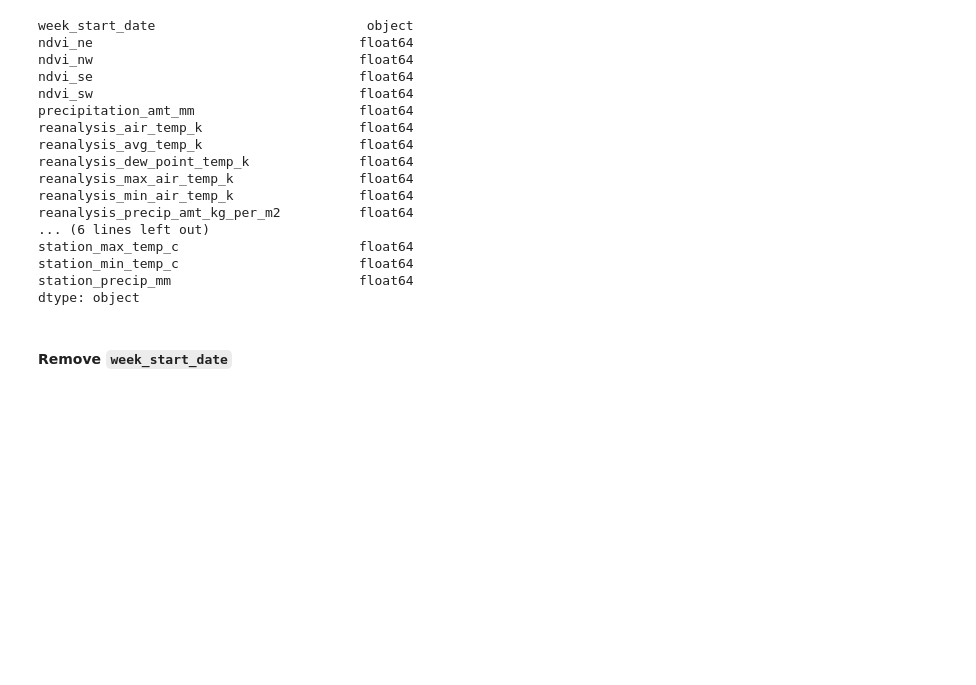
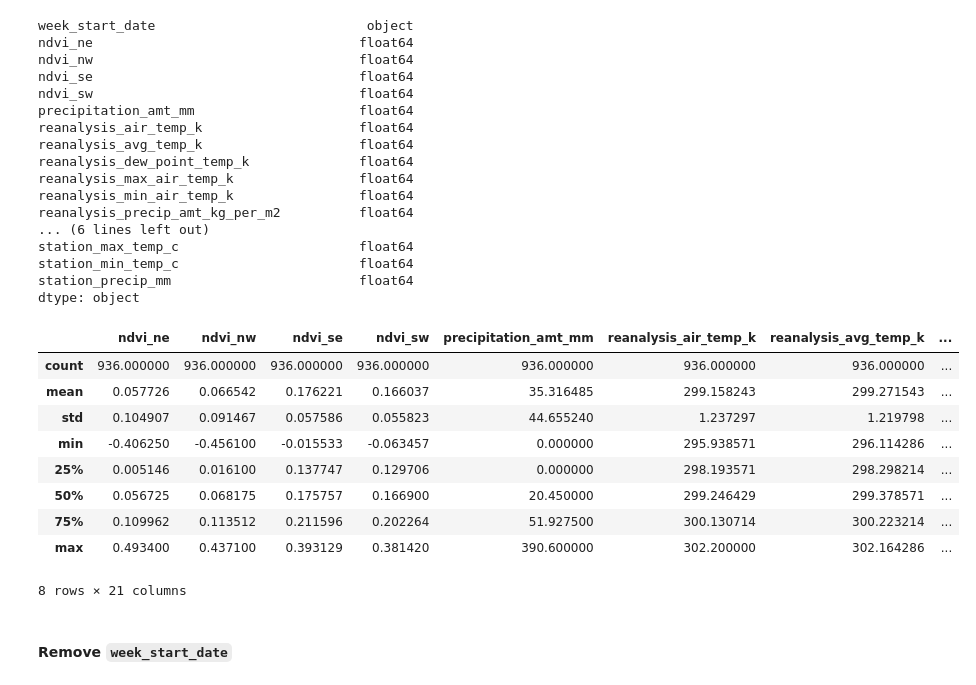
Before and after one commit to drivendataorg/intro-to-reproducible-ml, a Jupyter notebook: notebooks/dengue-ml-tutorial.ipynb, the cells around one changed output. Saved outputs shown, nothing was run; the diff lists cells and outputs as text; code cells hidden in the pictures; blank space fills up the shorter version.

```diff
--- a/notebooks/dengue-ml-tutorial.ipynb
+++ b/notebooks/dengue-ml-tutorial.ipynb
@@ -163,6 +163,19 @@ station_max_temp_c                       float64
 station_min_temp_c                       float64
 station_precip_mm                        float64
 dtype: object
+# %%
+sj_train_features.describe()
+# %% [output]
+|  | ndvi_ne | ndvi_nw | ndvi_se | ndvi_sw | precipitation_amt_mm | reanalysis_air_temp_k | reanalysis_avg_temp_k | ... |
+| count | 936.000000 | 936.000000 | 936.000000 | 936.000000 | 936.000000 | 936.000000 | 936.000000 | ... |
+| mean | 0.057726 | 0.066542 | 0.176221 | 0.166037 | 35.316485 | 299.158243 | 299.271543 | ... |
+| std | 0.104907 | 0.091467 | 0.057586 | 0.055823 | 44.655240 | 1.237297 | 1.219798 | ... |
+| min | -0.406250 | -0.456100 | -0.015533 | -0.063457 | 0.000000 | 295.938571 | 296.114286 | ... |
+| 25% | 0.005146 | 0.016100 | 0.137747 | 0.129706 | 0.000000 | 298.193571 | 298.298214 | ... |
+| 50% | 0.056725 | 0.068175 | 0.175757 | 0.166900 | 20.450000 | 299.246429 | 299.378571 | ... |
+| 75% | 0.109962 | 0.113512 | 0.211596 | 0.202264 | 51.927500 | 300.130714 | 300.223214 | ... |
+| max | 0.493400 | 0.437100 | 0.393129 | 0.381420 | 390.600000 | 302.200000 | 302.164286 | ... |
+8 rows × 21 columns
 # %% [markdown]
 #### Remove `week_start_date`
 # %% [markdown]
```
Also changed, not shown: parts of 13 cells of this notebook, 2 other files.
